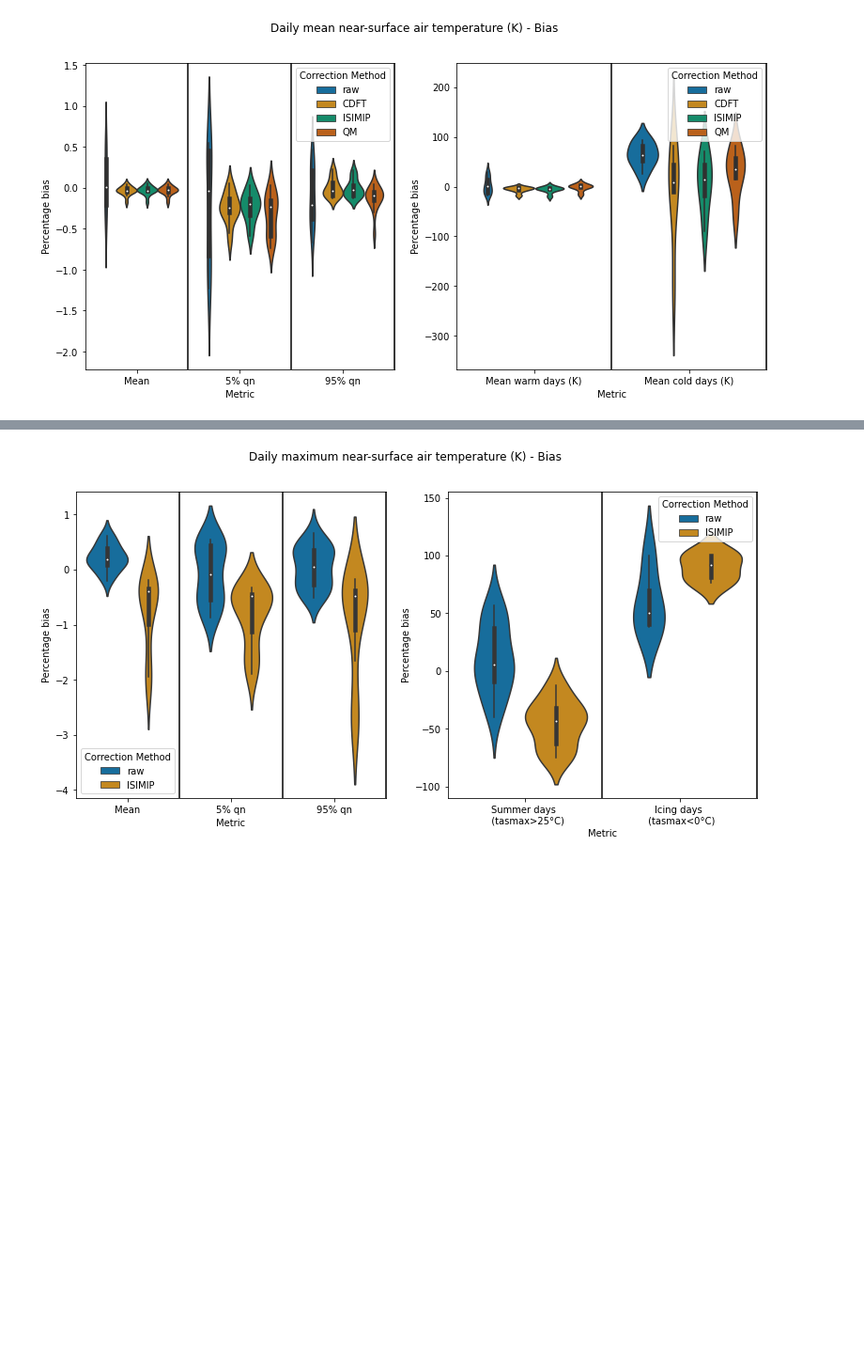
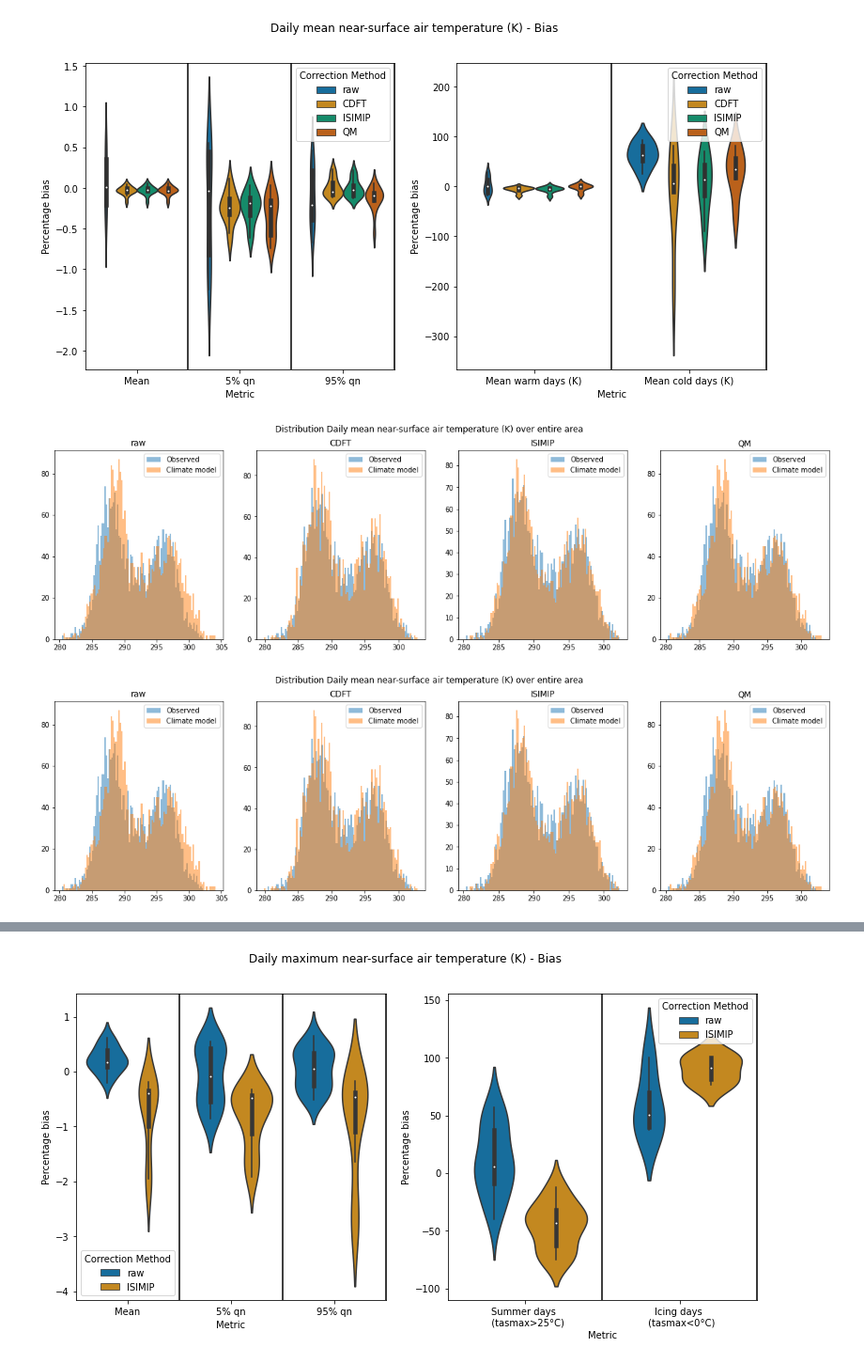
Before and after one commit to ecmwf-projects/ibicus, a Jupyter notebook: notebooks/evaluation_notebook_v4.ipynb, the cells around one changed output, grey strips where cells are left out. Shown at 94% size. Drawn from its saved outputs; the diff is of its cells as text; code cells hidden in the pictures; blank space fills up the shorter version.

```diff
--- a/notebooks/evaluation_notebook_v4.ipynb
+++ b/notebooks/evaluation_notebook_v4.ipynb
@@ -146,5 +140,5 @@ The following section initializes and applies the debiasers ISIMIP, CDFt and Qua
 **ISIMIP**
 # %%
 tas_debiaser_ISIMIP = ISIMIP.from_variable(variable = 'tas')
-tas_val_debiased_ISIMIP = tas_debiaser_ISIMIP.apply(tas_obs, tas_cm_hist, tas_cm_validate, time_obs = tas_time_obs, time_cm_hist = tas_time_cm_hist, time_cm_future = tas_time_cm_validate, verbosity='ERRORS_ONLY')
-tas_fut_debiased_ISIMIP = tas_debiaser_ISIMIP.apply(tas_obs, tas_cm_hist, tas_cm_future, time_obs = tas_time_obs, time_cm_hist = tas_time_cm_hist, time_cm_future = tas_time_cm_future, verbosity='ERRORS_ONLY')
+tas_val_debiased_ISIMIP = tas_debiaser_ISIMIP.apply(tas_obs, tas_cm_hist, tas_cm_validate, time_obs = tas_time_obs, time_cm_hist = tas_time_cm_hist, time_cm_future = tas_time_cm_validate, verbosity='ERRORS_ONLY', parallel=True)
+tas_fut_debiased_ISIMIP = tas_debiaser_ISIMIP.apply(tas_obs, tas_cm_hist, tas_cm_future, time_obs = tas_time_obs, time_cm_hist = tas_time_cm_hist, time_cm_future = tas_time_cm_future, verbosity='ERRORS_ONLY', parallel=True)
@@ -282,5 +266,11 @@ tas_marginal_bias_plot = marginal.plot_marginal_bias(variable = 'tas', bias_df =
 plt.show()
 # %% [output]
 [figure]
+# %%
+marginal.plot_histogram(variable = 'tas', data_obs = tas_obs_validate[:, 0,0],
+               raw = tas_cm_validate[:, 0,0], CDFT = tas_val_debiased_CDFT[:, 0,0],ISIMIP = tas_val_debiased_ISIMIP[:, 0,0],QM = tas_val_debiased_QM[:, 0,0])
+# %% [output]
+[figure, added]
+[figure, added]
 # %%
 pr_marginal_bias_data = marginal.calculate_marginal_bias(metrics = pr_metrics, obs_data = pr_obs_validate,
```
Also changed, not shown: parts of 32 cells of this notebook, 1 other file.
